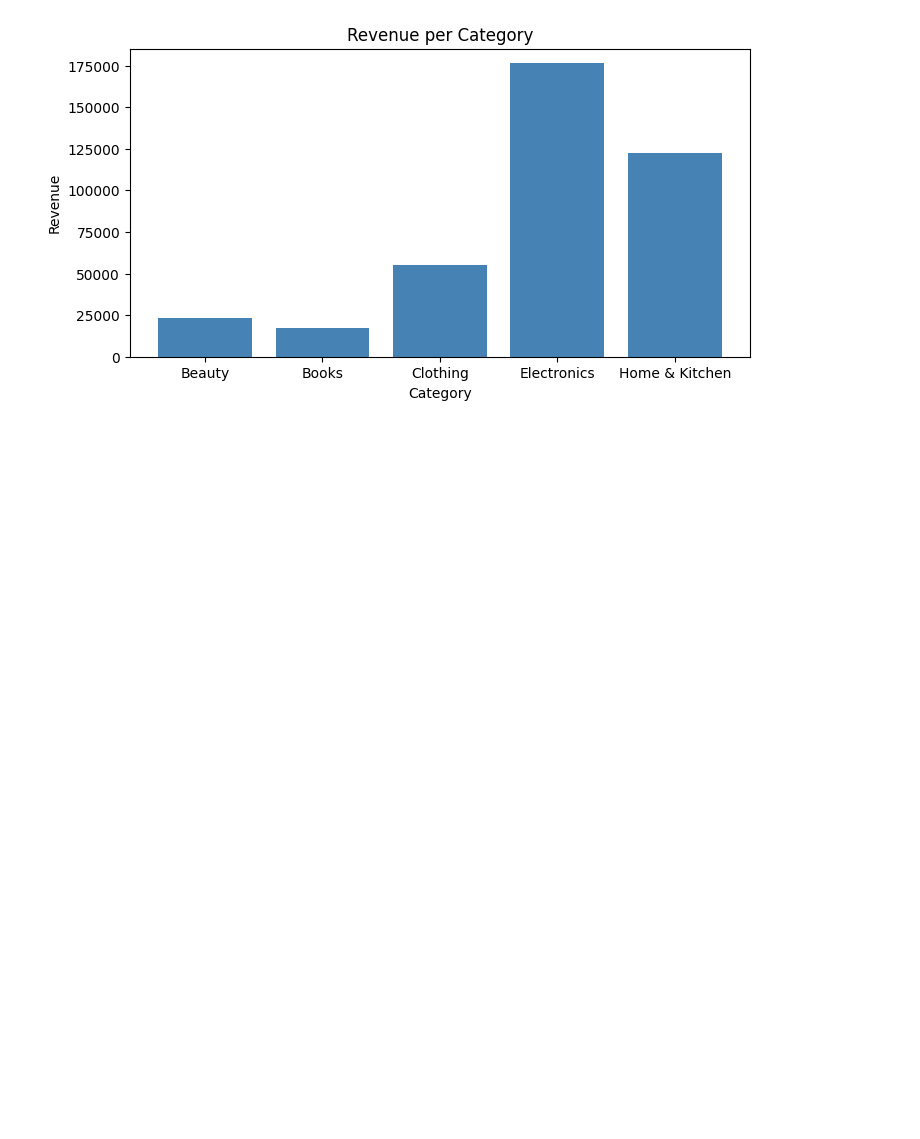
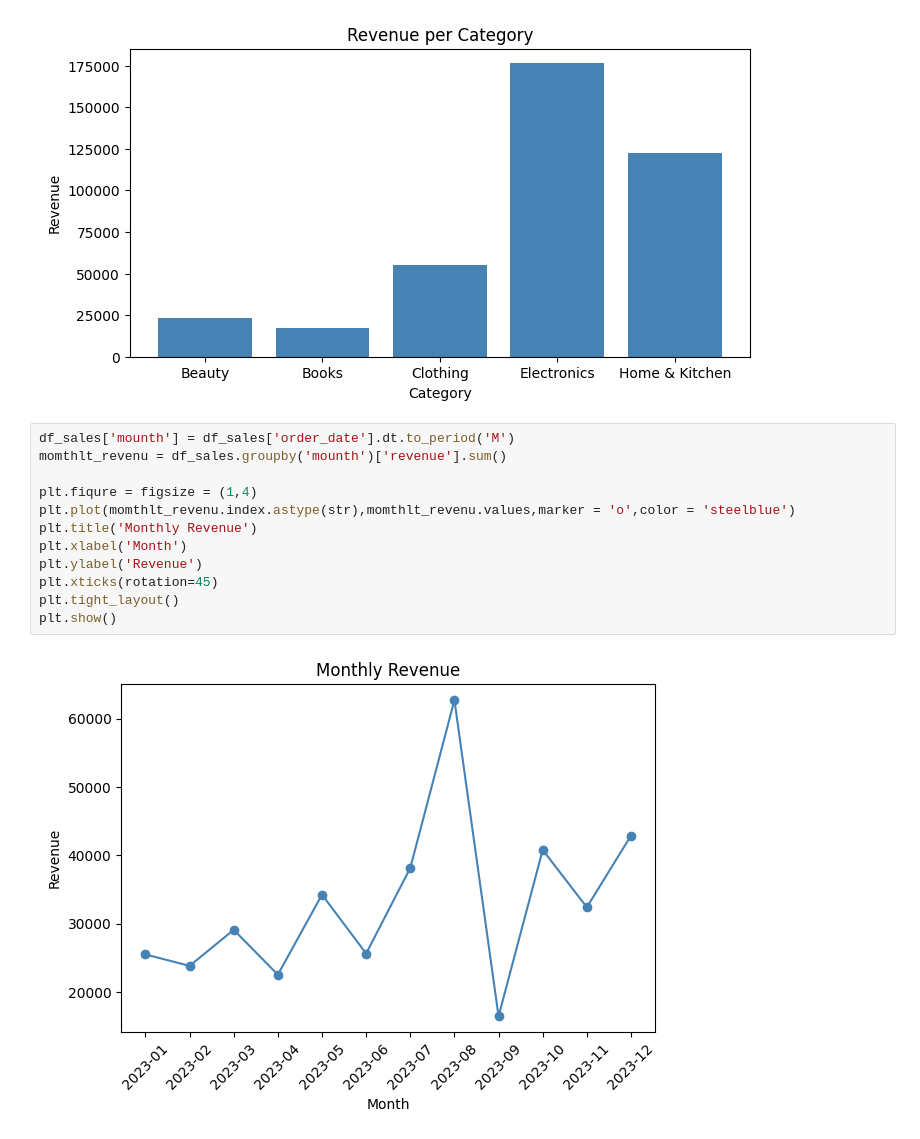
Before and after one commit to SandhuruT/Data_Science_01, a Jupyter notebook: Data_Science_project_01.ipynb, the cells around one changed output. Saved outputs shown, nothing was run; the diff lists cells and outputs as text; blank space fills up the shorter version.

Commit message:
plot  updated

```diff
--- a/Data_Science_project_01.ipynb
+++ b/Data_Science_project_01.ipynb
@@ -147,3 +147,17 @@ plt.ylabel('Revenue')
 plt.show()
 # %% [output]
 [figure]
+# %%
+df_sales['mounth'] = df_sales['order_date'].dt.to_period('M')
+momthlt_revenu = df_sales.groupby('mounth')['revenue'].sum()
+
+plt.fiqure = figsize = (1,4)
+plt.plot(momthlt_revenu.index.astype(str),momthlt_revenu.values,marker = 'o',color = 'steelblue')
+plt.title('Monthly Revenue')
+plt.xlabel('Month')
+plt.ylabel('Revenue')
+plt.xticks(rotation=45)
+plt.tight_layout()
+plt.show()
+# %% [output]
+[figure, added]
```
